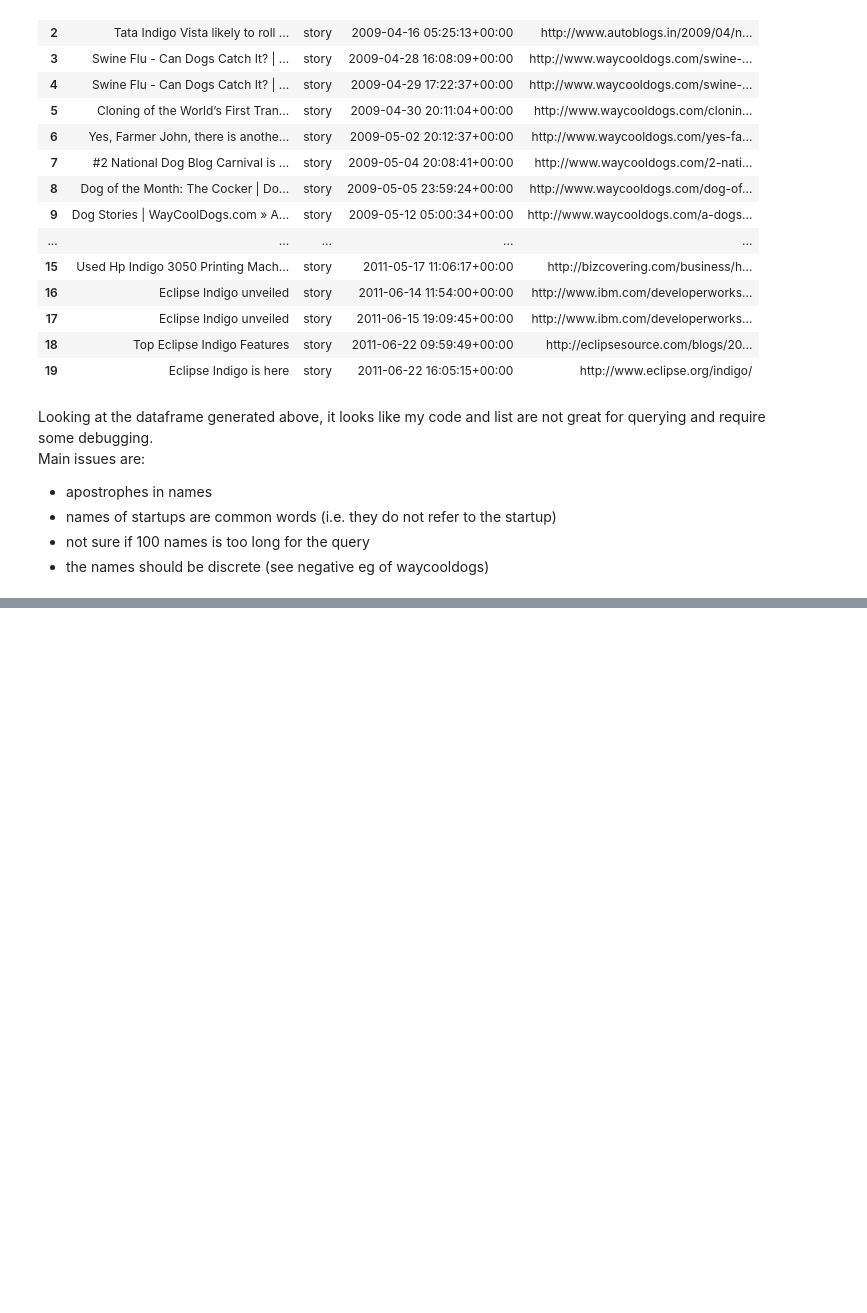
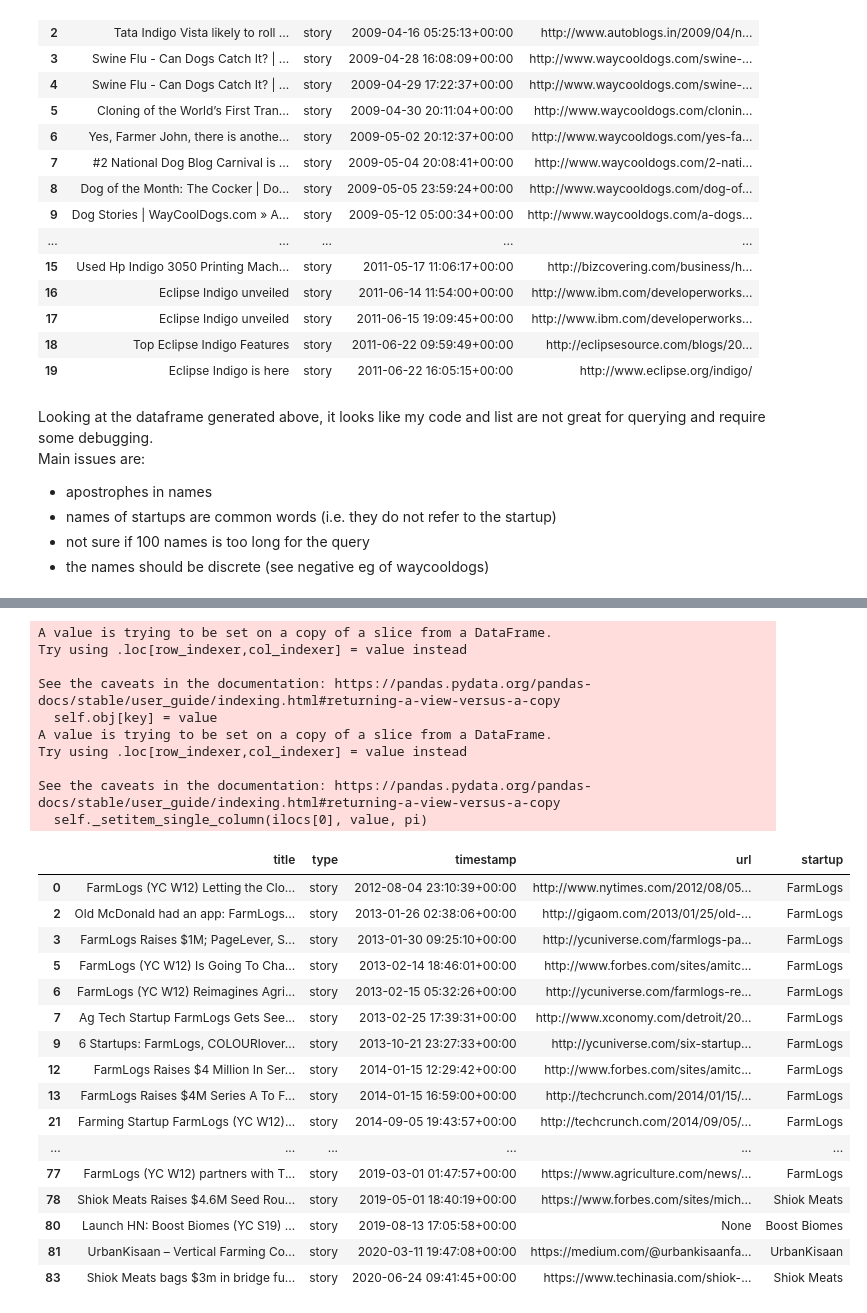
Before and after one commit to fangningtan/hackernews-agtech, a Jupyter notebook: bigquery_test.ipynb, the cells around one changed output, grey strips where cells are left out. Cells and saved outputs as stored; diff of their text form; code cells hidden in the pictures; blank space fills up the shorter version.

```diff
--- a/bigquery_test.ipynb
+++ b/bigquery_test.ipynb
@@ -381,0 +382,3 @@ Since these stories are the about the startup, I might consider removing 'Bounti
+# %%
+yc_ag_stories = yc_ag_stories[~yc_ag_stories.title.str.contains('Bountiful')]
+yc_ag_stories
@@ -381,0 +560,38 @@ Since these stories are the about the startup, I might consider removing 'Bounti
+# %%
+# create a function that creates a new column indicating which startup is mentioned in the title column
+import numpy as np
+
+# create a list containing the conditions for mutating the new column
+conditions = list(map(yc_ag_stories['title'].str.contains, regex_names))
+
+# create new column
+yc_ag_stories.loc[:,'startup']=np.select(conditions, yc_ag_list)
+yc_ag_stories
+# %% [output]
+A value is trying to be set on a copy of a slice from a DataFrame.
+Try using .loc[row_indexer,col_indexer] = value instead
+
+See the caveats in the documentation: https://pandas.pydata.org/pandas-docs/stable/user_guide/indexing.html#returning-a-view-versus-a-copy
+  self.obj[key] = value
+A value is trying to be set on a copy of a slice from a DataFrame.
+Try using .loc[row_indexer,col_indexer] = value instead
+
+See the caveats in the documentation: https://pandas.pydata.org/pandas-docs/stable/user_guide/indexing.html#returning-a-view-versus-a-copy
+  self._setitem_single_column(ilocs[0], value, pi)
+|  | title | type | timestamp | url | startup |
+| 0 | FarmLogs (YC W12) Letting the Clo... | story | 2012-08-04 23:10:39+00:00 | http://www.nytimes.com/2012/08/05... | FarmLogs |
+| 2 | Old McDonald had an app: FarmLogs... | story | 2013-01-26 02:38:06+00:00 | http://gigaom.com/2013/01/25/old-... | FarmLogs |
+| 3 | FarmLogs Raises $1M; PageLever, S... | story | 2013-01-30 09:25:10+00:00 | http://ycuniverse.com/farmlogs-pa... | FarmLogs |
+| 5 | FarmLogs (YC W12) Is Going To Cha... | story | 2013-02-14 18:46:01+00:00 | http://www.forbes.com/sites/amitc... | FarmLogs |
+| 6 | FarmLogs (YC W12) Reimagines Agri... | story | 2013-02-15 05:32:26+00:00 | http://ycuniverse.com/farmlogs-re... | FarmLogs |
+| 7 | Ag Tech Startup FarmLogs Gets See... | story | 2013-02-25 17:39:31+00:00 | http://www.xconomy.com/detroit/20... | FarmLogs |
+| 9 | 6 Startups: FarmLogs, COLOURlover... | story | 2013-10-21 23:27:33+00:00 | http://ycuniverse.com/six-startup... | FarmLogs |
+| 12 | FarmLogs Raises $4 Million In Ser... | story | 2014-01-15 12:29:42+00:00 | http://www.forbes.com/sites/amitc... | FarmLogs |
+| 13 | FarmLogs Raises $4M Series A To F... | story | 2014-01-15 16:59:00+00:00 | http://techcrunch.com/2014/01/15/... | FarmLogs |
+| 21 | Farming Startup FarmLogs (YC W12)... | story | 2014-09-05 19:43:57+00:00 | http://techcrunch.com/2014/09/05/... | FarmLogs |
+| ... | ... | ... | ... | ... | ... |
+| 77 | FarmLogs (YC W12) partners with T... | story | 2019-03-01 01:47:57+00:00 | https://www.agriculture.com/news/... | FarmLogs |
+| 78 | Shiok Meats Raises $4.6M Seed Rou... | story | 2019-05-01 18:40:19+00:00 | https://www.forbes.com/sites/mich... | Shiok Meats |
+| 80 | Launch HN: Boost Biomes (YC S19) ... | story | 2019-08-13 17:05:58+00:00 | None | Boost Biomes |
+| 81 | UrbanKisaan – Vertical Farming Co... | story | 2020-03-11 19:47:08+00:00 | https://medium.com/@urbankisaanfa... | UrbanKisaan |
+| 83 | Shiok Meats bags $3m in bridge fu... | story | 2020-06-24 09:41:45+00:00 | https://www.techinasia.com/shiok-... | Shiok Meats |
```
Also changed, not shown: parts of 58 cells of this notebook.
